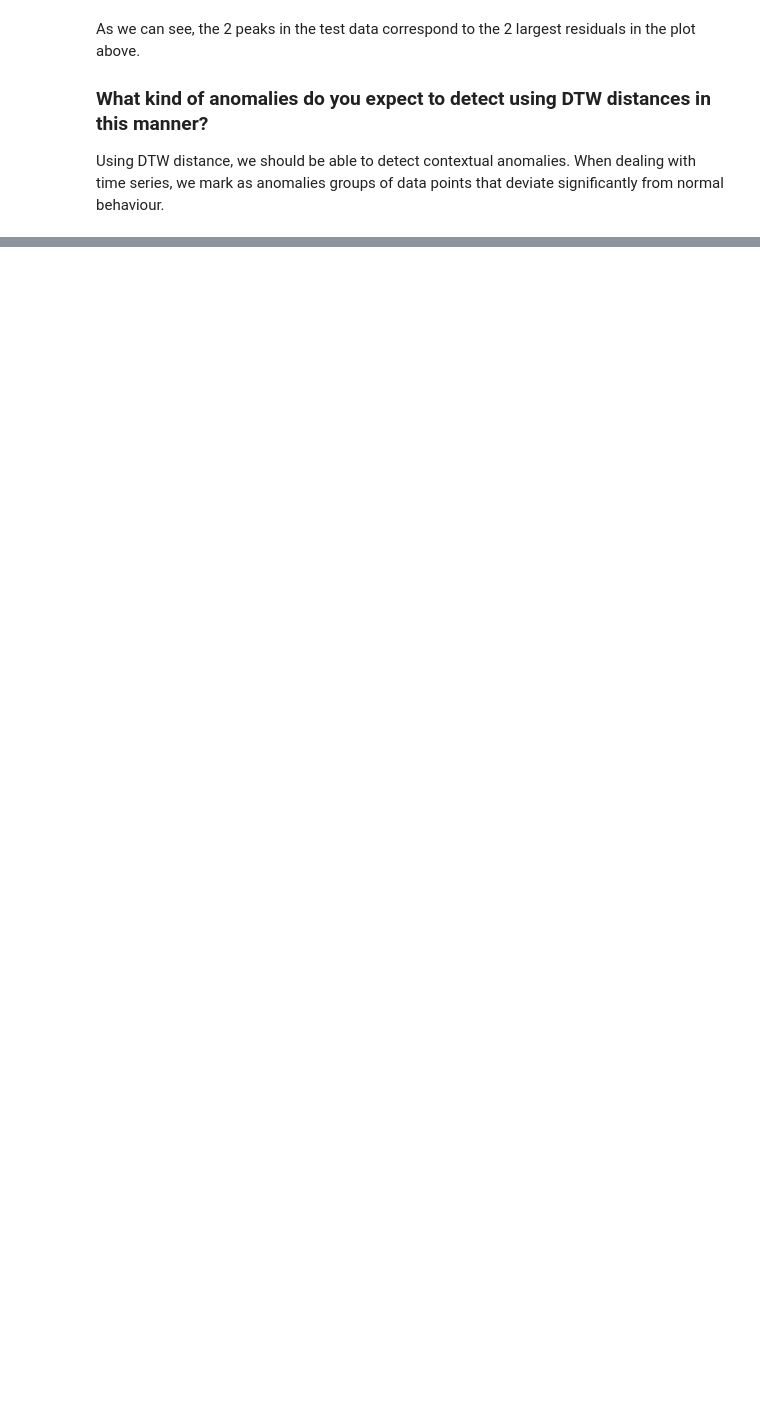
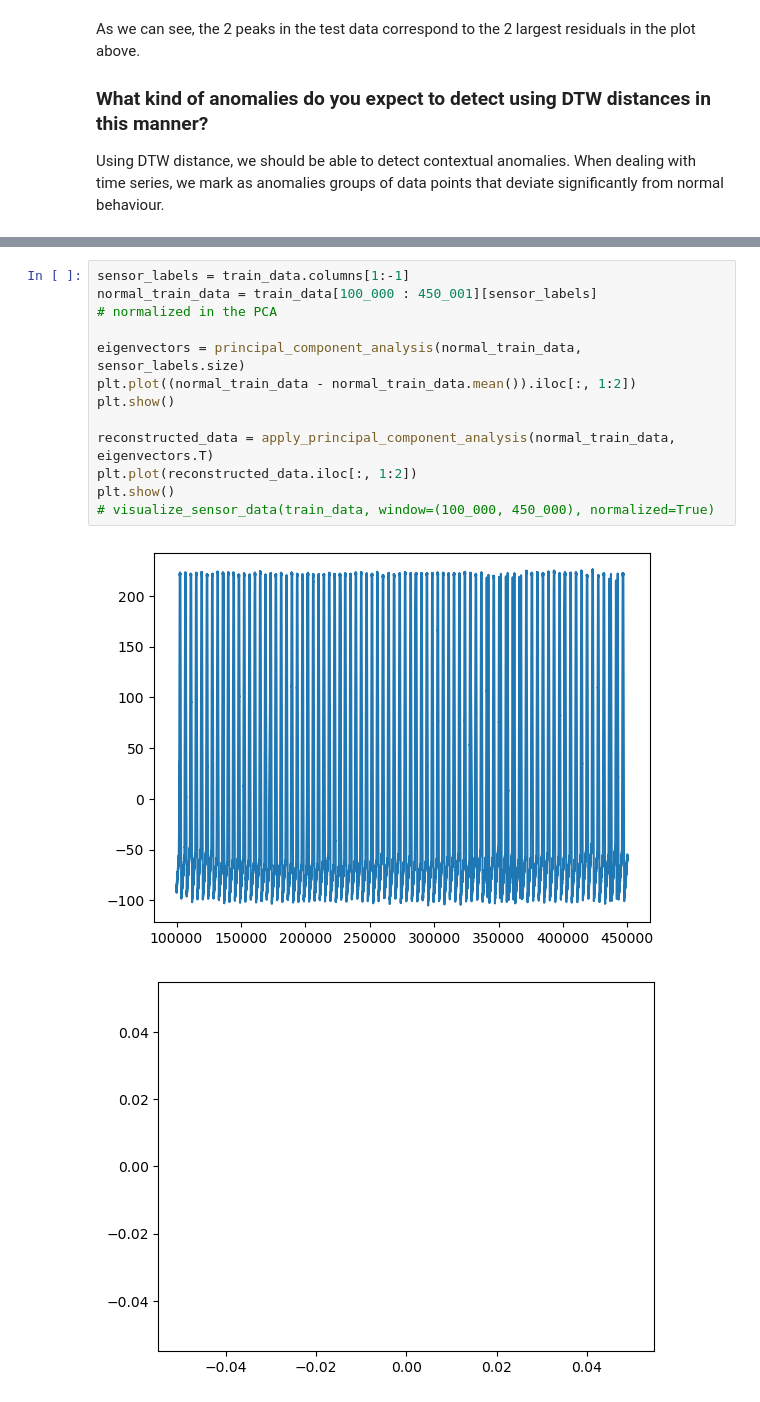
Before and after one commit to andreist3fan/vitejii-dm, a Jupyter notebook: Anomaly Detection.ipynb, the cells around one changed output, grey strips where cells are left out. Saved outputs shown, nothing was run; the diff lists cells and outputs as text; blank space fills up the shorter version.

```diff
--- a/Anomaly Detection.ipynb
+++ b/Anomaly Detection.ipynb
@@ -225,0 +228,16 @@ Using DTW distance, we should be able to detect contextual anomalies. When deali
+# %%
+sensor_labels = train_data.columns[1:-1]
+normal_train_data = train_data[100_000 : 450_001][sensor_labels]
+# normalized in the PCA
+
+eigenvectors = principal_component_analysis(normal_train_data, sensor_labels.size)
+plt.plot((normal_train_data - normal_train_data.mean()).iloc[:, 1:2])
+plt.show()
+
+reconstructed_data = apply_principal_component_analysis(normal_train_data, eigenvectors.T)
+plt.plot(reconstructed_data.iloc[:, 1:2])
+plt.show()
+# visualize_sensor_data(train_data, window=(100_000, 450_000), normalized=True)
+# %% [output]
+[figure, added]
+[figure, added]
```
Also changed, not shown: parts of 5 cells of this notebook.
